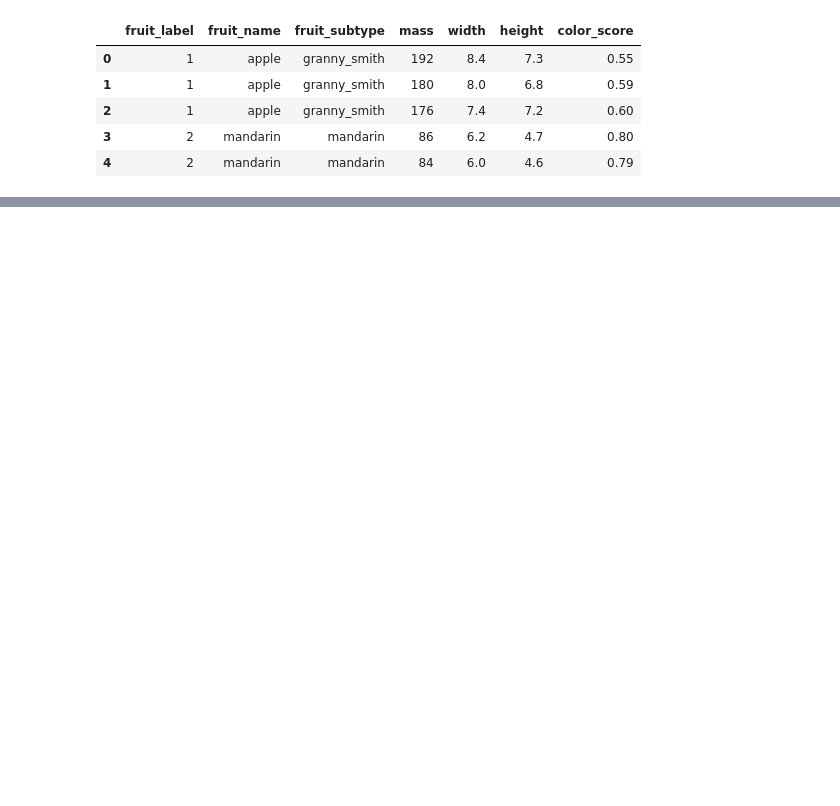
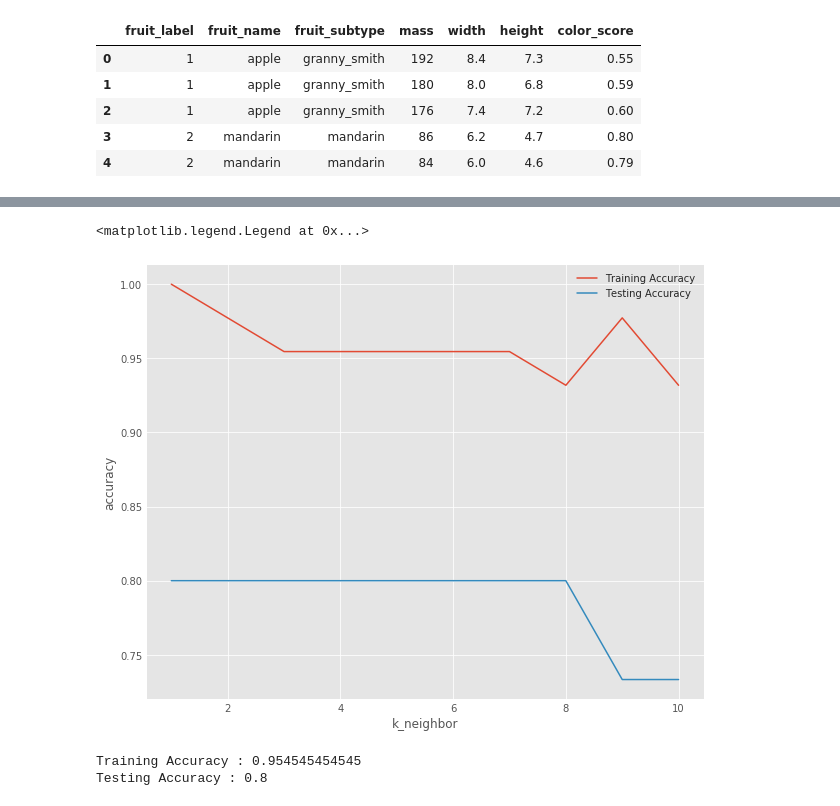
Before and after one commit to leidaguo/ml-analysis, a Jupyter notebook: Supervised Learning/Supervised Learning - Part - 1.ipynb, the cells around one changed output, grey strips where cells are left out. Drawn from its saved outputs; the diff is of its cells as text; code cells hidden in the pictures; blank space fills up the shorter version.

```diff
--- a/Supervised Learning/Supervised Learning - Part - 1.ipynb
+++ b/Supervised Learning/Supervised Learning - Part - 1.ipynb
@@ -40,0 +93,4 @@ TypeError: 'RangeIndex' object is not callable
+# %%
+scaler = MinMaxScaler()
+train_x_scaled = scaler.fit_transform(train_x)
+test_x_scaled = scaler.fit_transform(test_x)
@@ -40,0 +104,32 @@ TypeError: 'RangeIndex' object is not callable
+# %%
+for neighbor in k_neighbor_setting:
+    knn = KNeighborsClassifier(n_neighbors = neighbor)
+    knn.fit(train_x_scaled, train_y)
+
+    train_acc = knn.score(train_x_scaled, train_y)
+    training_accuracy.append(train_acc)
+
+    test_acc = knn.score(test_x_scaled, test_y)
+    testing_accuracy.append(test_acc)
+# %%
+plt.figure(figsize = (10, 8))
+plt.plot(k_neighbor_setting, training_accuracy, label = "Training Accuracy")
+plt.plot(k_neighbor_setting, testing_accuracy, label = "Testing Accuracy")
+plt.xlabel("k_neighbor")
+plt.ylabel("accuracy")
+plt.legend()
+# %% [output]
+<matplotlib.legend.Legend at 0x...>
+[figure, added]
+# %%
+knn = KNeighborsClassifier(n_neighbors = 5)
+knn.fit(train_x_scaled, train_y)
+
+train_acc = knn.score(train_x_scaled, train_y)
+test_acc = knn.score(test_x_scaled, test_y)
+
+print("Training Accuracy : {0}".format(train_acc))
+print("Testing Accuracy : {0}".format(test_acc))
+# %% [output]
+Training Accuracy : 0.954545454545
+Testing Accuracy : 0.8
```
Also changed, not shown: parts of 12 cells of this notebook.
